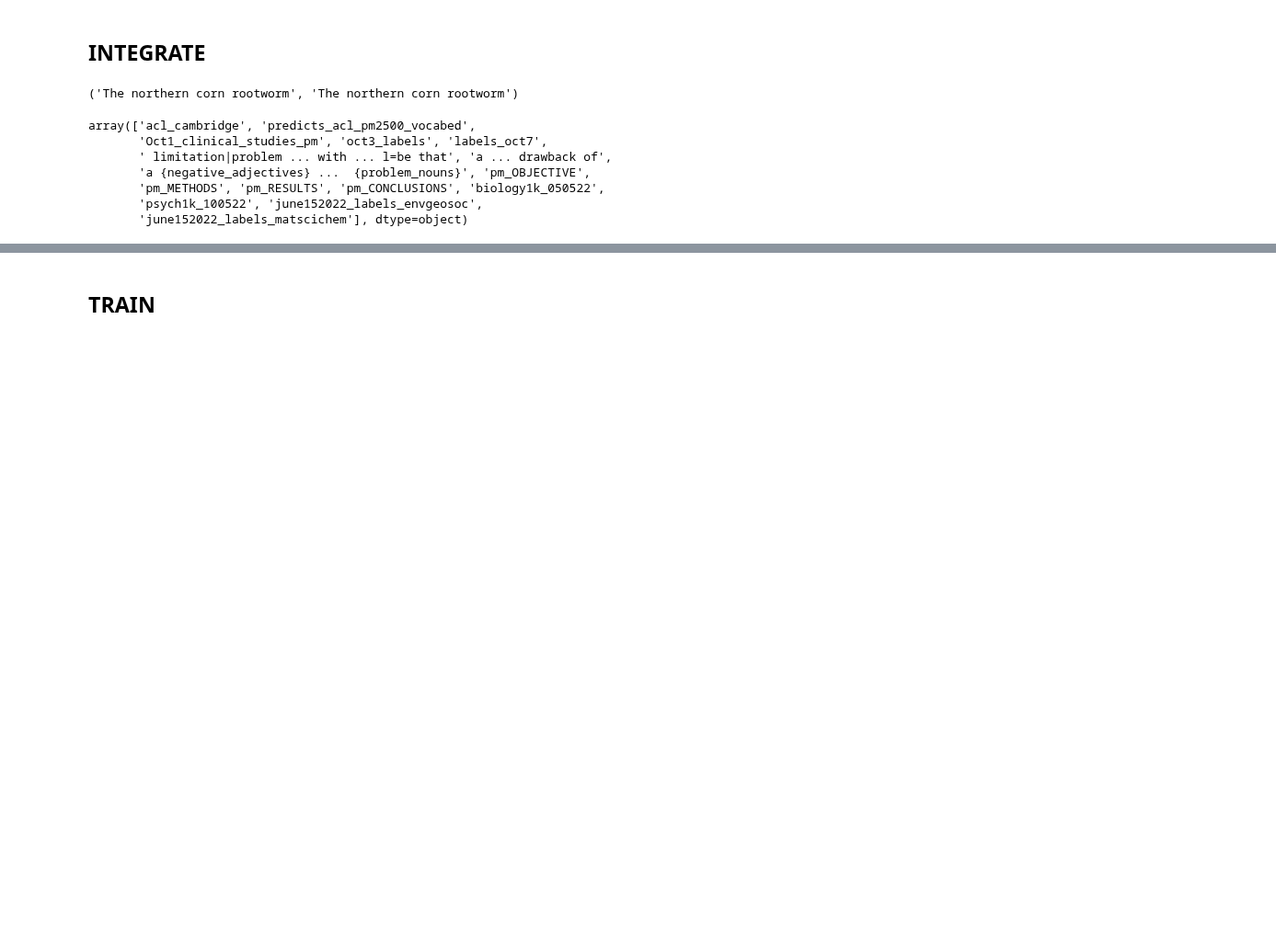
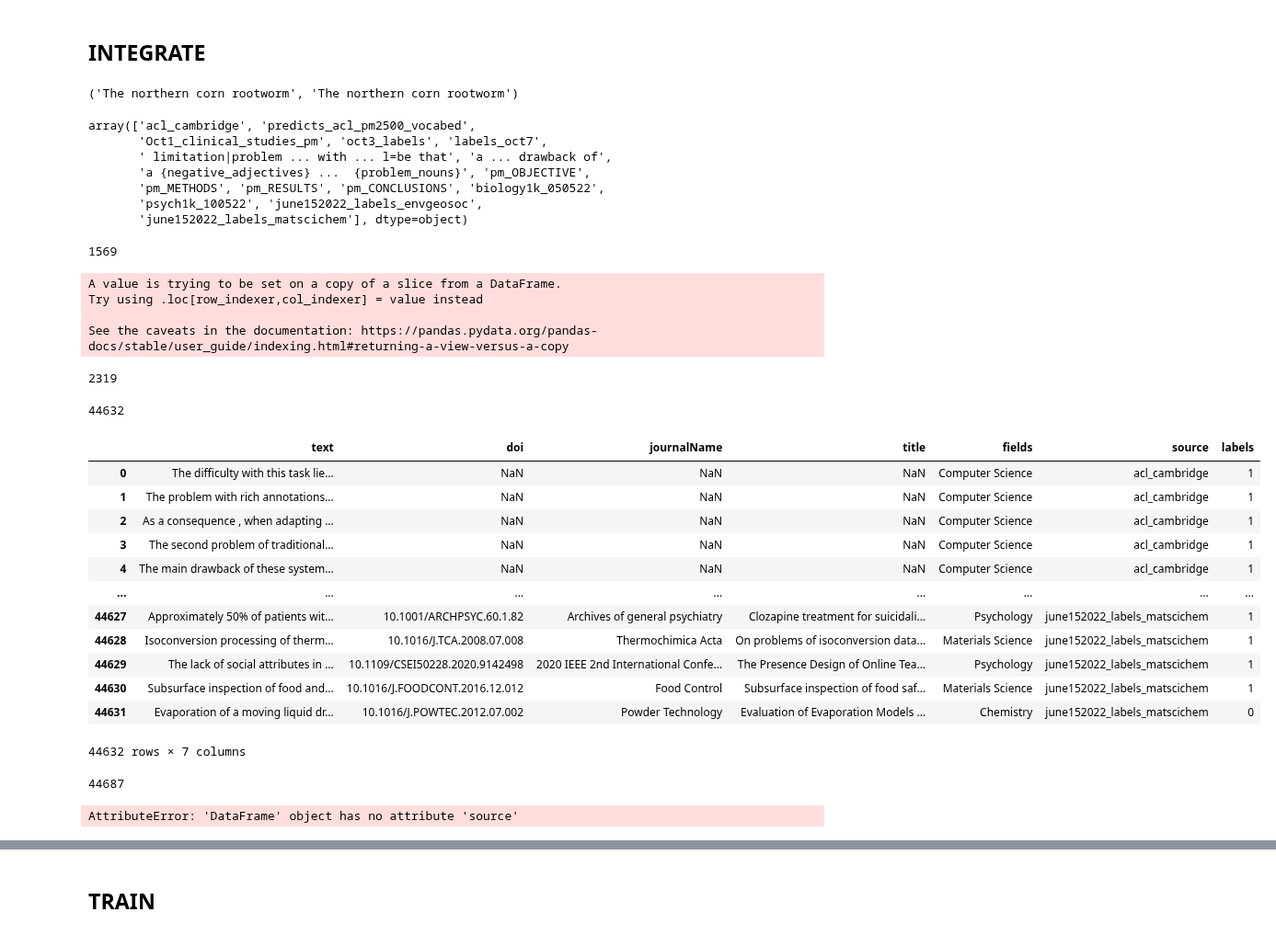
Before and after one commit to ScienceOctopus/octoflow, a Jupyter notebook: integrate_train.ipynb, the cells around one changed output, grey strips where cells are left out. Shown at 92% size. Saved outputs shown, nothing was run; the diff lists cells and outputs as text; code cells hidden in the pictures; blank space fills up the shorter version.

```diff
--- a/integrate_train.ipynb
+++ b/integrate_train.ipynb
@@ -64,4 +64,42 @@ df = df.drop(columns=["predicts"])
+# %%
+df = df.append(df0)
+len(df0[df0.label.notna()])
+# %% [output]
+1569
 # %%
+len(df)
+df["labels"] = df["label"]
+# df["source"] = source
+#df = df.drop(columns=["predicts"])
 df = df.dropna(subset=["labels"])
 df["labels"] = df["labels"].astype(int)
 df = df[(df["labels"] == 1) | (df["labels"] == 0)] #fix typos in labels eg. misstyped 0 as 9
+# %% [output]
+A value is trying to be set on a copy of a slice from a DataFrame.
+Try using .loc[row_indexer,col_indexer] = value instead
+
+See the caveats in the documentation: https://pandas.pydata.org/pandas-docs/stable/user_guide/indexing.html#returning-a-view-versus-a-copy
+# %%
+len(df.drop_duplicates(subset=["text"]))
+# %% [output]
+2319
+# %%
+len(df2)
+# %% [output]
+44632
+# %%
+df2.drop_duplicates(subset=["text"])
+# %% [output]
+|  | text | doi | journalName | title | fields | source | labels |
+| 0 | The difficulty with this task lie... | NaN | NaN | NaN | Computer Science | acl_cambridge | 1 |
+| 1 | The problem with rich annotations... | NaN | NaN | NaN | Computer Science | acl_cambridge | 1 |
+| 2 | As a consequence , when adapting ... | NaN | NaN | NaN | Computer Science | acl_cambridge | 1 |
+| 3 | The second problem of traditional... | NaN | NaN | NaN | Computer Science | acl_cambridge | 1 |
+| 4 | The main drawback of these system... | NaN | NaN | NaN | Computer Science | acl_cambridge | 1 |
+| ... | ... | ... | ... | ... | ... | ... | ... |
+| 44627 | Approximately 50% of patients wit... | 10.1001/ARCHPSYC.60.1.82 | Archives of general psychiatry | Clozapine treatment for suicidali... | Psychology | june152022_labels_matscichem | 1 |
+| 44628 | Isoconversion processing of therm... | 10.1016/J.TCA.2008.07.008 | Thermochimica Acta | On problems of isoconversion data... | Materials Science | june152022_labels_matscichem | 1 |
+| 44629 | The lack of social attributes in ... | 10.1109/CSEI50228.2020.9142498 | 2020 IEEE 2nd International Confe... | The Presence Design of Online Tea... | Psychology | june152022_labels_matscichem | 1 |
+| 44630 | Subsurface inspection of food and... | 10.1016/J.FOODCONT.2016.12.012 | Food Control | Subsurface inspection of food saf... | Materials Science | june152022_labels_matscichem | 1 |
+| 44631 | Evaporation of a moving liquid dr... | 10.1016/J.POWTEC.2012.07.002 | Powder Technology | Evaluation of Evaporation Models ... | Chemistry | june152022_labels_matscichem | 0 |
+44632 rows × 7 columns
@@ -68,3 +108,32 @@ df = df[(df["labels"] == 1) | (df["labels"] == 0)] #fix typos in labels eg. miss
+# %%
+len(df4.drop_duplicates(subset=["text"]))
+# %% [output]
+44687
+# %%
+s2f = {
+    "pm_METHODS": "Medicine",
+    "pm_RESULTS": "Medicine",
+    "pm_CONCLUSIONS": "Medicine",
+    "pm_OBJECTIVE": "Medicine",
+    "pm_OBJECTIVE": "Medicine",
+    "a {negative_adjectives} ...  {problem_nouns}": "Medicine",
+    "oct3_labels": "Medicine",
+    " limitation|problem ... with ... l=be that": "Medicine",
+    "labels_oct7": "Medicine",
+    "Oct1_clinical_studies_pm": "Medicine",
+    "predicts_acl_pm2500_vocabed": "Medicine",
+    "Oct1_clinical_studies_pm": "Medicine",
+    "acl_cambridge": "Computer Science",
+    "psych1k_100522": "Psychology",
+    "biology1k_050522": "Biology",
+}
+
+df["fields2"] = df.source.map(lambda s: s2f.get(s))
+df["fields"] = df.fields.combine_first(df['fields2'])
+
+df["fields"]
+# %% [output]
+AttributeError: 'DataFrame' object has no attribute 'source'
 # %%
 #df2 = pd.read_csv("downloads/43k_pm_bio.csv")
 df3 = df2.append(df)
```
Also changed, not shown: parts of 15 cells of this notebook, 3 other files.
